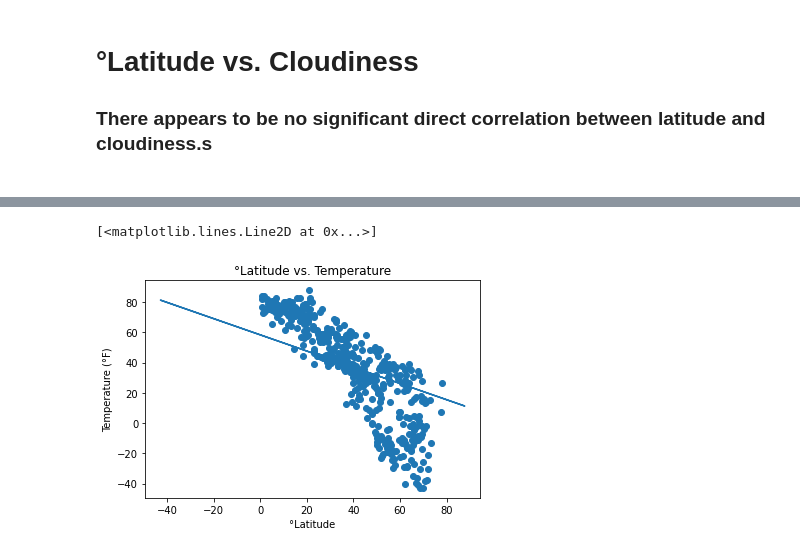
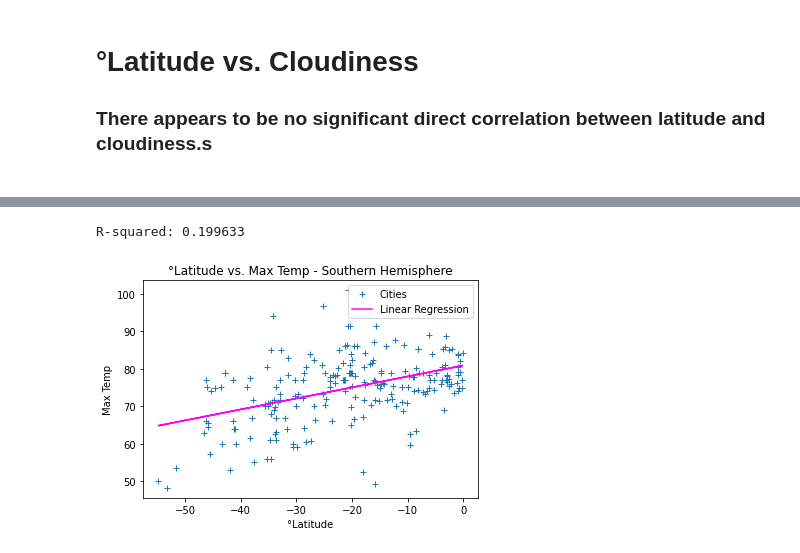
Before and after one commit to Yanwho/python-api-challenge, a Jupyter notebook: WeatherPy/WeatherPy.ipynb, the cells around one changed output, grey strips where cells are left out. Cells and saved outputs as stored; diff of their text form; code cells hidden in the pictures.

```diff
--- a/WeatherPy/WeatherPy.ipynb
+++ b/WeatherPy/WeatherPy.ipynb
@@ -220,13 +195,0 @@ south_df
-# %%
-plt.scatter(north_df["Latitude"], north_df["Max Temp"])
-plt.title("°Latitude vs. Temperature")
-plt.ylabel("Temperature (°F)")
-plt.xlabel("°Latitude")
-
-
-# np.polyfit(north_df["Max Temp"],north_df["Latitude"], 1)
-m, b = np.polyfit(north_df["Max Temp"], north_df["Latitude"], 1)
-plt.plot(north_df["Max Temp"], m*north_df["Max Temp"] + b)
-# %% [output]
-[<matplotlib.lines.Line2D at 0x...>]
-[figure, removed]
@@ -232,0 +209,8 @@ plt.plot(north_df["Max Temp"], m*north_df["Max Temp"] + b)
+# %%
+south_temp = stats_linregress(south_df["Latitude"], south_df["Max Temp"])
+plt.title("°Latitude vs. Max Temp - Southern Hemisphere")
+plt.ylabel("Max Temp")
+plt.show()
+# %% [output]
+R-squared: 0.199633
+[figure, added]
```
Also changed, not shown: parts of 10 cells of this notebook.
